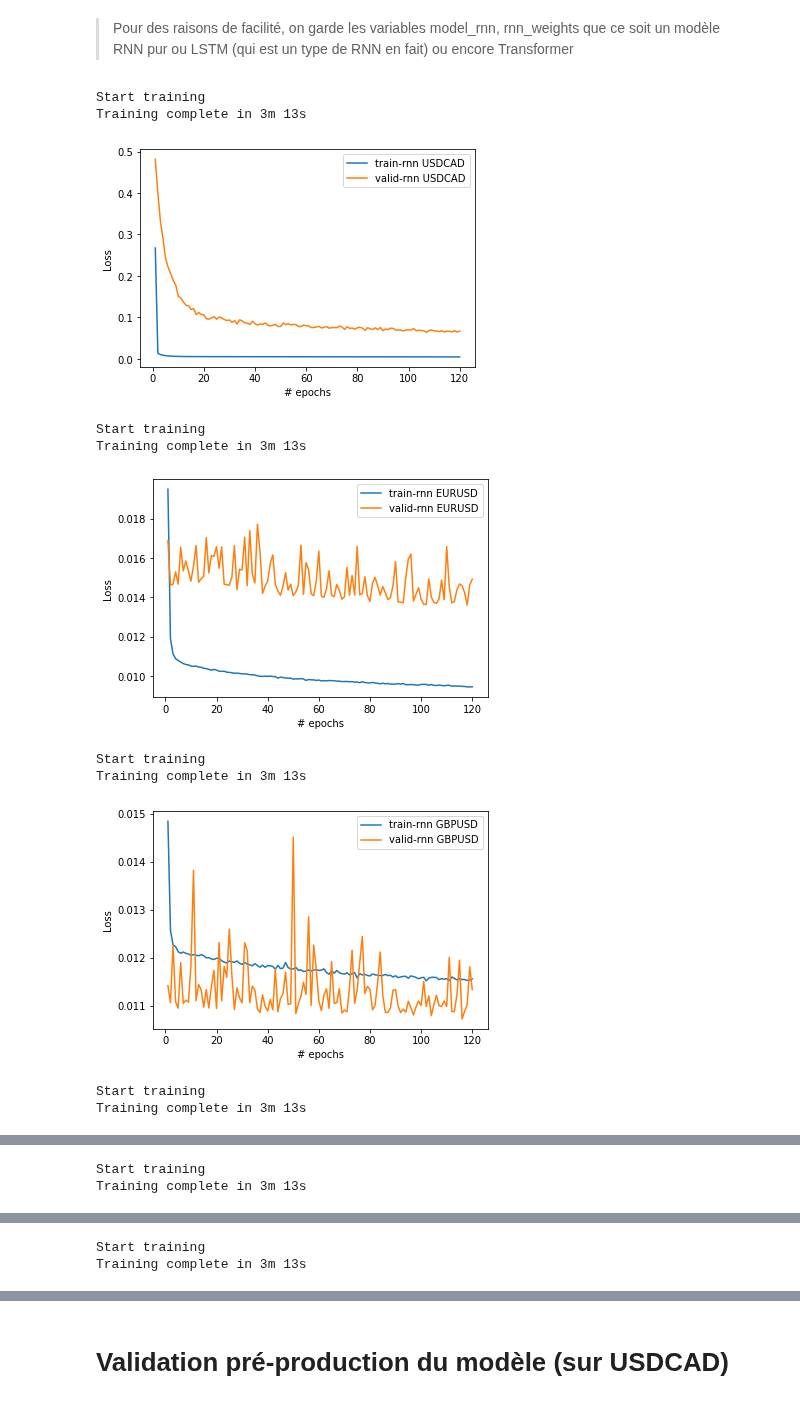
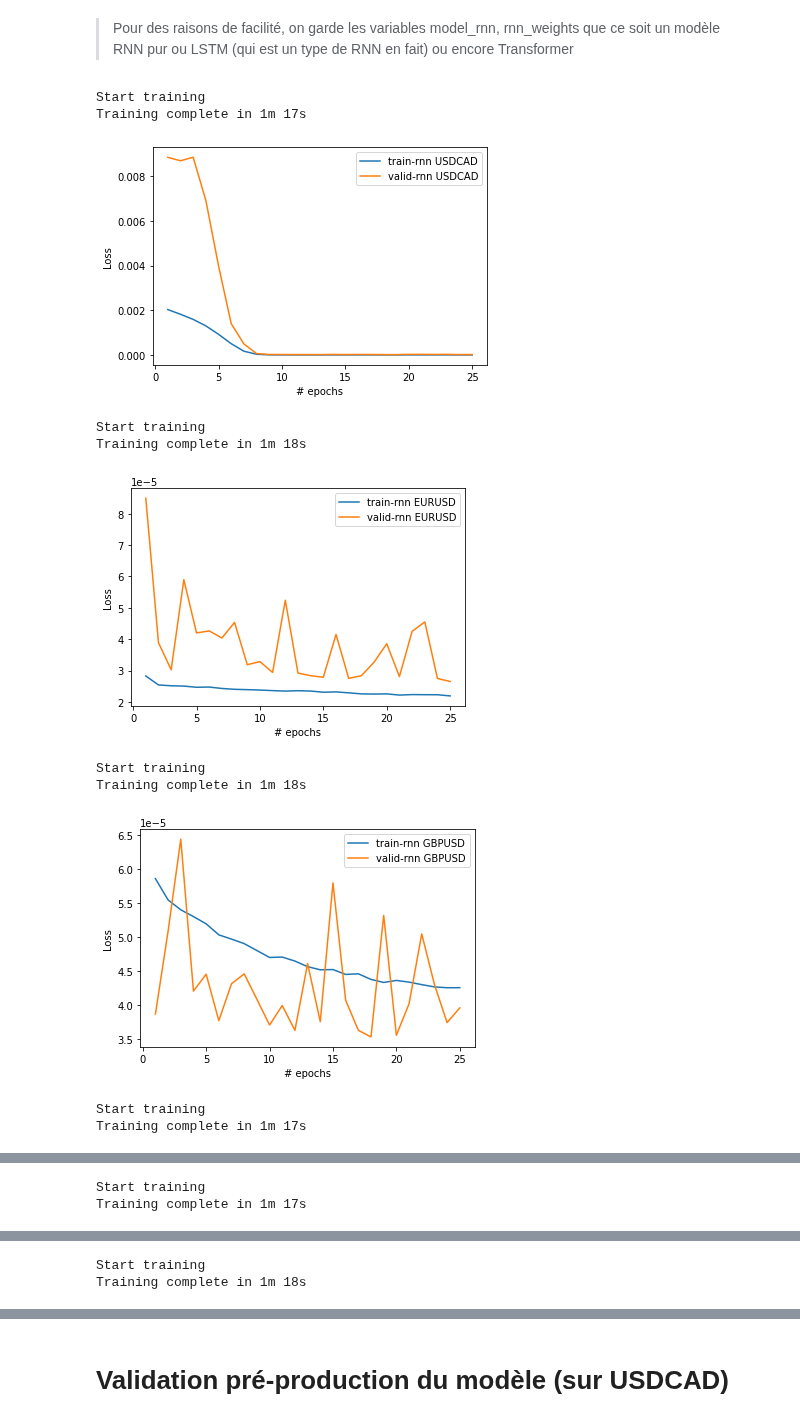
Before and after one commit to delemarchand2020/IVADO_MILA_DL, a Jupyter notebook: Predict_FX_with_DL.ipynb, the cells around one changed output, grey strips where cells are left out. Saved outputs shown, nothing was run; the diff lists cells and outputs as text; code cells hidden in the pictures.

```diff
--- a/Predict_FX_with_DL.ipynb
+++ b/Predict_FX_with_DL.ipynb
@@ -246,7 +257,7 @@ class StandardizeTestCase(unittest.TestCase):
 # %% [markdown]
 ### Fonction create_datasets
 # %%
-def create_datasets(seq_len=8, name_serie='USDCAD', pos_x=7, pos_y=8):
+def create_datasets(seq_len=8, name_serie='USDCAD', pos_x=7, pos_y=8, mean=None, std=None):
     s = pd.Series(df[name_serie].values) # USDCAD ou EURUSD ou GBPUSD
 
     arr = [s.shift(x).values[::-1][:seq_len] for x in range(len(s))[::-1]]
@@ -261,8 +272,10 @@ def create_datasets(seq_len=8, name_serie='USDCAD', pos_x=7, pos_y=8):
     X_validate, y_validate = split_x_y_in_torch(validate, seq_len, pos_x, pos_y)
     X_test, y_test = split_x_y_in_torch(test, seq_len, pos_x, pos_y)
 
-    mean = np.mean(dfs)
-    std = np.std(dfs)
+    if mean == None:
+        mean = np.mean(dfs)
+    if std == None:
+        std = np.std(dfs)
 
     Xs_train, Xs_train_mean, Xs_train_std = standardize(X_train, mean, std)
     ys_train, ys_train_mean, ys_train_std = standardize(y_train, mean, std)
@@ -652,15 +675,15 @@ def get_optimizer(model, learning_rate=learning_rate):
 # %% [markdown]
 > Pour des raisons de facilité, on garde les variables model_rnn, rnn_weights que ce soit un modèle RNN pur ou LSTM (qui est un type de RNN en fait) ou encore Transformer
 # %%
-n_epoch = 120
-batch_size = 8
-seq_len = 15
-pos_x = 10
-pos_y = 15
+n_epoch = 25
+batch_size = 4
+seq_len = 8
+pos_x = 7
+pos_y = 8
 taille_bloc_pred = pos_y - pos_x
 
 # pre-training (initialement pas de pre-training)
-model_rnn, rnn_weights  = get_lstm_instance(input_dim = 1,output_dim = 1,n_layers = 2,hidden_size = 20)
+model_rnn, rnn_weights  = get_rnn_instance()
                           #get_transformer_instance(input_dim = 1,
                                                    #output_dim = 1,n_layers = 2,
                                                    #hidden_size = 20,
@@ -675,50 +698,51 @@ loss_fun = torch.nn.MSELoss()
 optimizer_rnn = get_optimizer(model_rnn)
 
 # choix parmi : ['USDCAD','EURUSD', 'GBPUSD','USDJPY','USDCHF','AUDUSD','USDSEK','USDNOK','NZDUSD','USDCAD']
-for name_serie in ['USDCAD','EURUSD', 'GBPUSD','USDCHF','AUDUSD','USDSEK','USDNOK','NZDUSD','USDCAD']:
+for name_serie in ['USDCAD','EURUSD', 'GBPUSD','USDJPY','USDCHF','AUDUSD','USDSEK','USDNOK','NZDUSD','USDCAD']:
     data_train, data_val, data_test, stat = create_datasets(seq_len=seq_len,
                                                             name_serie=name_serie,
                                                             pos_x=pos_x,
-                                                            pos_y=pos_y)
+                                                            pos_y=pos_y,
+                                                            mean=all_mean,
+                                                            std=all_std)
 
     Xs_train,ys_train = data_train[0], data_train[1]
     Xs_validate,ys_validate = data_val[0], data_val[1]
     Xs_test,ys_test = data_test[0], data_test[1]
-    mean, std = stat[0], stat[1]
 
     train_loader, valid_loader, test_loader = create_dataloader(Xs_train, ys_train,
                                                                 Xs_validate, ys_validate,Xs_test,
                                                                 ys_test,batch_size = batch_size)
 
     loss_history = train_model(model_rnn, rnn_weights, optimizer_rnn, loss_fun,
                                n_epoch=n_epoch,debug_flag=False)
 
     # Save loss history for later
     rnn_train_loss_history, rnn_valid_loss_history = loss_history
 
     # Save weights for later pre-training
     rnn_weights = copy.deepcopy(model_rnn.state_dict())
 
     # Plot training and validation curve
 
     xaxis = range(1, n_epoch + 1)
     plt.plot(xaxis, rnn_train_loss_history, label=f'train-rnn {name_serie}')
     plt.plot(xaxis, rnn_valid_loss_history, label=f'valid-rnn {name_serie}')
 
     plt.xlabel('# epochs')
     plt.ylabel('Loss')
     plt.legend()
 
     plt.show()
 # %% [output]
 Start training
-Training complete in 3m 13s
+Training complete in 1m 17s
-[figure, old version]
+[figure, new version]
 Start training
-Training complete in 3m 13s
+Training complete in 1m 18s
-[figure, old version]
+[figure, new version]
 Start training
-Training complete in 3m 13s
+Training complete in 1m 18s
-[figure, old version]
+[figure, new version]
 Start training
-Training complete in 3m 13s
+Training complete in 1m 17s
@@ -726,2 +750,2 @@ Training complete in 3m 13s
 Start training
-Training complete in 3m 13s
+Training complete in 1m 17s
@@ -729,2 +753,2 @@ Training complete in 3m 13s
 Start training
-Training complete in 3m 13s
+Training complete in 1m 18s
```
Also changed, not shown: parts of 11 cells of this notebook.
